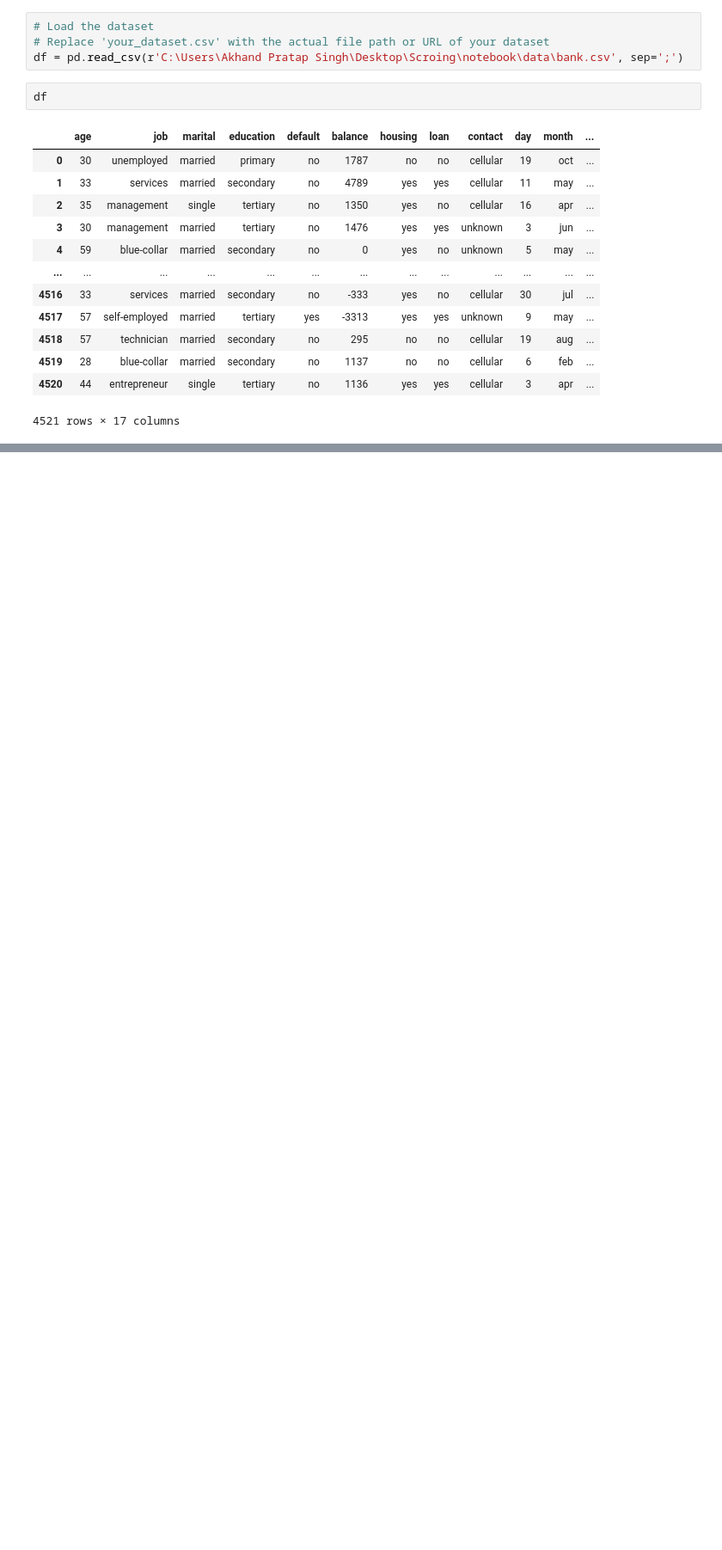
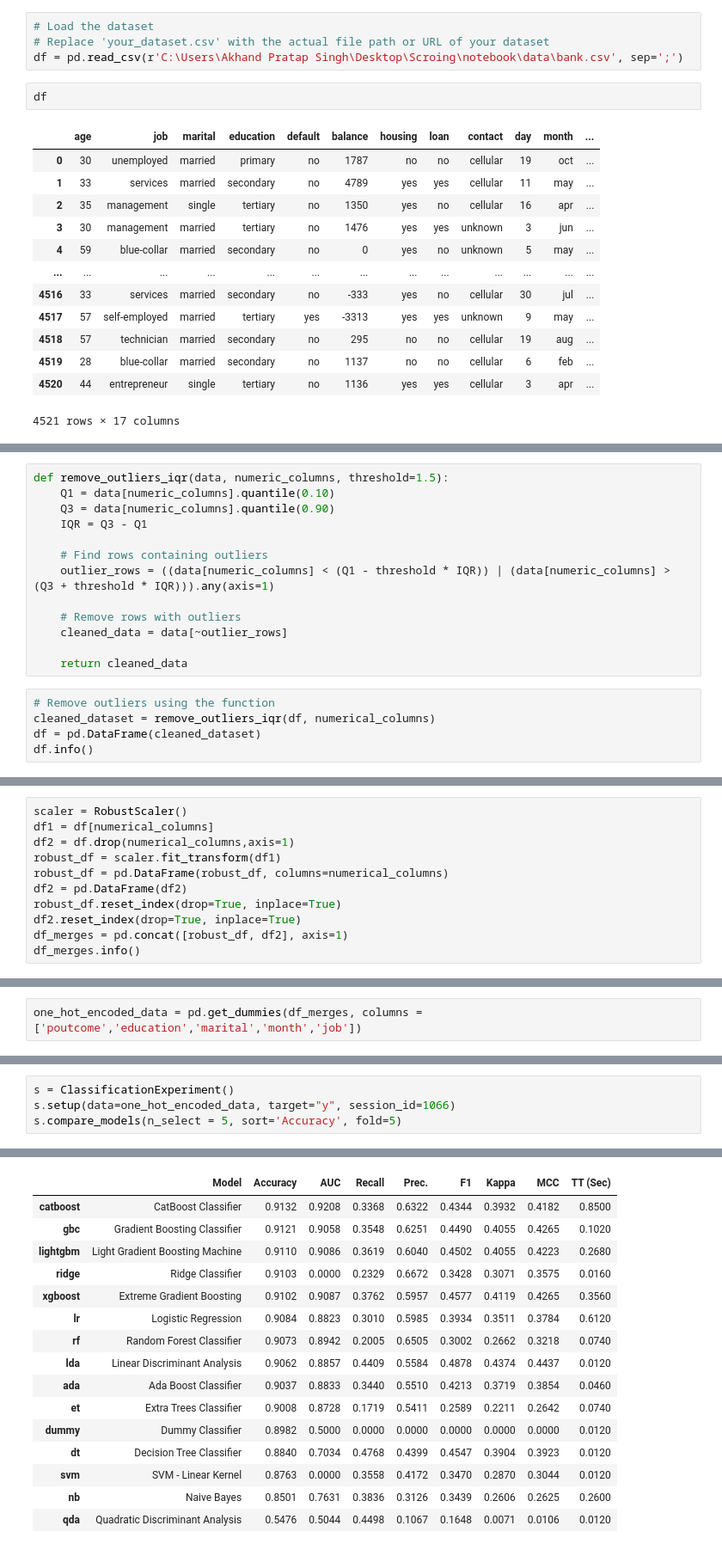
Before and after one commit to AkhandInnox/Prediction_Score, a Jupyter notebook: notebook/MODEL_TRAINER.ipynb, the cells around one changed output, grey strips where cells are left out. Shown at 86% size. Saved outputs shown, nothing was run; the diff lists cells and outputs as text; blank space fills up the shorter version.

```diff
--- a/notebook/MODEL_TRAINER.ipynb
+++ b/notebook/MODEL_TRAINER.ipynb
@@ -32,0 +112,18 @@ df
+# %%
+def remove_outliers_iqr(data, numeric_columns, threshold=1.5):
+    Q1 = data[numeric_columns].quantile(0.10)
+    Q3 = data[numeric_columns].quantile(0.90)
+    IQR = Q3 - Q1
+
+    # Find rows containing outliers
+    outlier_rows = ((data[numeric_columns] < (Q1 - threshold * IQR)) | (data[numeric_columns] > (Q3 + threshold * IQR))).any(axis=1)
+
+    # Remove rows with outliers
+    cleaned_data = data[~outlier_rows]
+
+    return cleaned_data
+# %%
+# Remove outliers using the function
+cleaned_dataset = remove_outliers_iqr(df, numerical_columns)
+df = pd.DataFrame(cleaned_dataset)
+df.info()
@@ -32,0 +148,11 @@ df
+# %%
+scaler = RobustScaler()
+df1 = df[numerical_columns]
+df2 = df.drop(numerical_columns,axis=1)
+robust_df = scaler.fit_transform(df1)
+robust_df = pd.DataFrame(robust_df, columns=numerical_columns)
+df2 = pd.DataFrame(df2)
+robust_df.reset_index(drop=True, inplace=True)
+df2.reset_index(drop=True, inplace=True)
+df_merges = pd.concat([robust_df, df2], axis=1)
+df_merges.info()
@@ -32,0 +177,2 @@ df
+# %%
+one_hot_encoded_data = pd.get_dummies(df_merges, columns = ['poutcome','education','marital','month','job'])
@@ -86,0 +220,5 @@ print("Confusion Matrix:\n", confusion_matrix(y_test, y_pred))
+# %%
+s = ClassificationExperiment()
+s.setup(data=one_hot_encoded_data, target="y", session_id=1066)
+s.compare_models(n_select = 5, sort='Accuracy', fold=5)
+# %% [output]
@@ -86,0 +243,16 @@ print("Confusion Matrix:\n", confusion_matrix(y_test, y_pred))
+|  | Model | Accuracy | AUC | Recall | Prec. | F1 | Kappa | MCC | TT (Sec) |
+| catboost | CatBoost Classifier | 0.9132 | 0.9208 | 0.3368 | 0.6322 | 0.4344 | 0.3932 | 0.4182 | 0.8500 |
+| gbc | Gradient Boosting Classifier | 0.9121 | 0.9058 | 0.3548 | 0.6251 | 0.4490 | 0.4055 | 0.4265 | 0.1020 |
+| lightgbm | Light Gradient Boosting Machine | 0.9110 | 0.9086 | 0.3619 | 0.6040 | 0.4502 | 0.4055 | 0.4223 | 0.2680 |
+| ridge | Ridge Classifier | 0.9103 | 0.0000 | 0.2329 | 0.6672 | 0.3428 | 0.3071 | 0.3575 | 0.0160 |
+| xgboost | Extreme Gradient Boosting | 0.9102 | 0.9087 | 0.3762 | 0.5957 | 0.4577 | 0.4119 | 0.4265 | 0.3560 |
+| lr | Logistic Regression | 0.9084 | 0.8823 | 0.3010 | 0.5985 | 0.3934 | 0.3511 | 0.3784 | 0.6120 |
+| rf | Random Forest Classifier | 0.9073 | 0.8942 | 0.2005 | 0.6505 | 0.3002 | 0.2662 | 0.3218 | 0.0740 |
+| lda | Linear Discriminant Analysis | 0.9062 | 0.8857 | 0.4409 | 0.5584 | 0.4878 | 0.4374 | 0.4437 | 0.0120 |
+| ada | Ada Boost Classifier | 0.9037 | 0.8833 | 0.3440 | 0.5510 | 0.4213 | 0.3719 | 0.3854 | 0.0460 |
+| et | Extra Trees Classifier | 0.9008 | 0.8728 | 0.1719 | 0.5411 | 0.2589 | 0.2211 | 0.2642 | 0.0740 |
+| dummy | Dummy Classifier | 0.8982 | 0.5000 | 0.0000 | 0.0000 | 0.0000 | 0.0000 | 0.0000 | 0.0120 |
+| dt | Decision Tree Classifier | 0.8840 | 0.7034 | 0.4768 | 0.4399 | 0.4547 | 0.3904 | 0.3923 | 0.0120 |
+| svm | SVM - Linear Kernel | 0.8763 | 0.0000 | 0.3558 | 0.4172 | 0.3470 | 0.2870 | 0.3044 | 0.0120 |
+| nb | Naive Bayes | 0.8501 | 0.7631 | 0.3836 | 0.3126 | 0.3439 | 0.2606 | 0.2625 | 0.2600 |
+| qda | Quadratic Discriminant Analysis | 0.5476 | 0.5044 | 0.4498 | 0.1067 | 0.1648 | 0.0071 | 0.0106 | 0.0120 |
```
Also changed, not shown: parts of 30 cells of this notebook, 6 other files.
